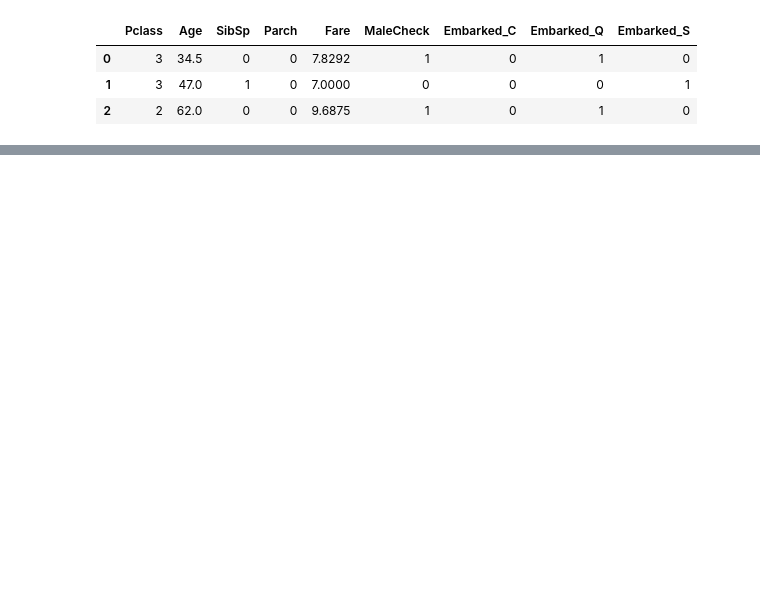
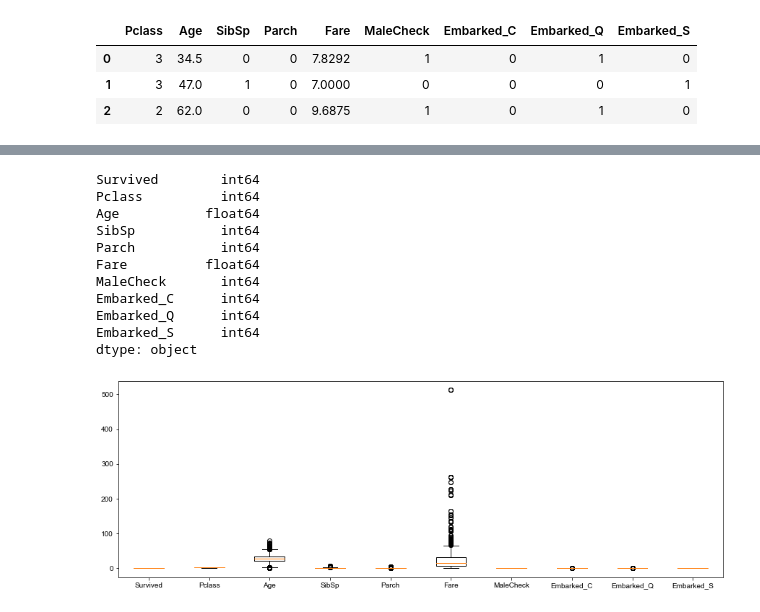
Before and after one commit to alexendrios/dashboard_titanic, a Jupyter notebook: titanic/titanic.ipynb, the cells around one changed output, grey strips where cells are left out. Saved outputs shown, nothing was run; the diff lists cells and outputs as text; code cells hidden in the pictures; blank space fills up the shorter version.

```diff
--- a/titanic/titanic.ipynb
+++ b/titanic/titanic.ipynb
@@ -744,0 +779,4 @@ base_envio.to_csv('resultados4.csv',index=False)
+# %%
+treino = pd.read_csv(caminho+name_arquivo_treino)
+treino = treino.drop(['Unnamed: 0'], axis=1)
+treino.head(3)
@@ -744,0 +810,29 @@ base_envio.to_csv('resultados4.csv',index=False)
+# %%
+# Verificar os tipos de dados
+print(treino.iloc[:, 1:11].dtypes)
+
+# Converter todas as colunas para numérico (assumindo que 'treino' é um DataFrame)
+treino.iloc[:, 1:11] = treino.iloc[:, 1:11].apply(pd.to_numeric, errors='coerce')
+
+# Boxplot
+fig, ax = plt.subplots(figsize=(15, 5))
+ax.boxplot(treino.iloc[:, 1:11])
+
+# Set x-axis ticks and labels
+ax.set_xticks(range(1, treino.iloc[:, 1:11].shape[1] + 1))
+ax.set_xticklabels(treino.iloc[:, 1:11].columns)
+
+plt.show()
+# %% [output]
+Survived        int64
+Pclass          int64
+Age           float64
+SibSp           int64
+Parch           int64
+Fare          float64
+MaleCheck       int64
+Embarked_C      int64
+Embarked_Q      int64
+Embarked_S      int64
+dtype: object
+[figure, added]
```
Also changed, not shown: parts of 136 cells of this notebook, 16 other files.
